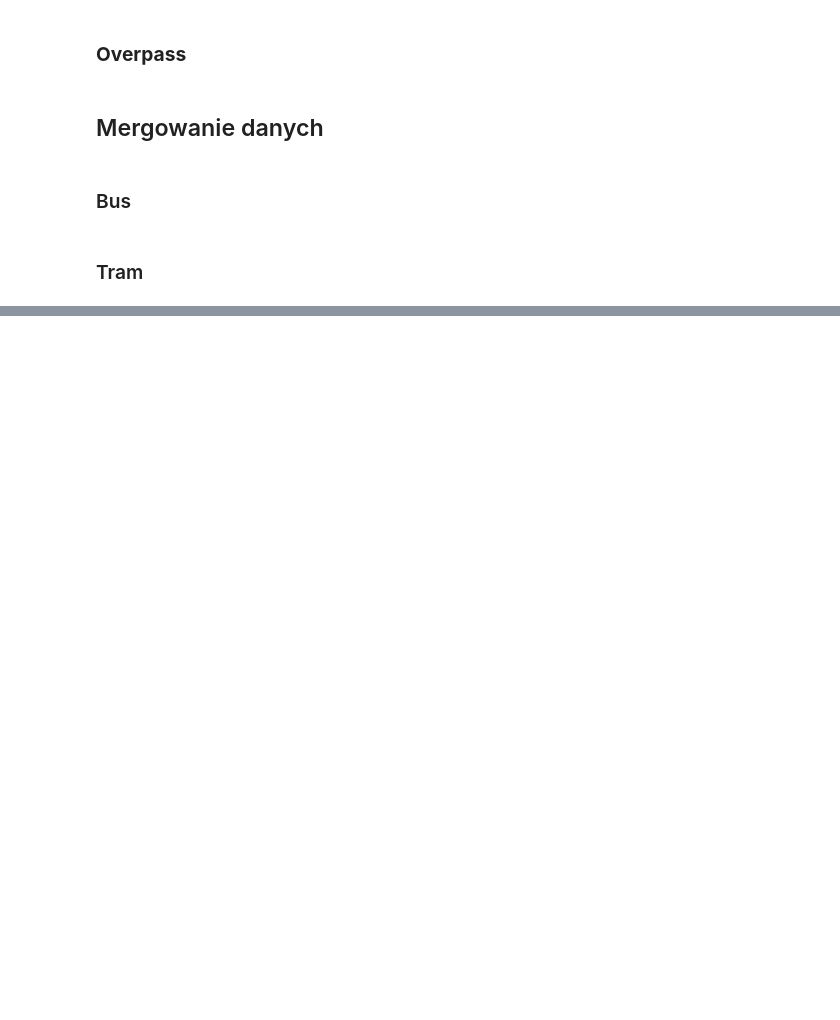
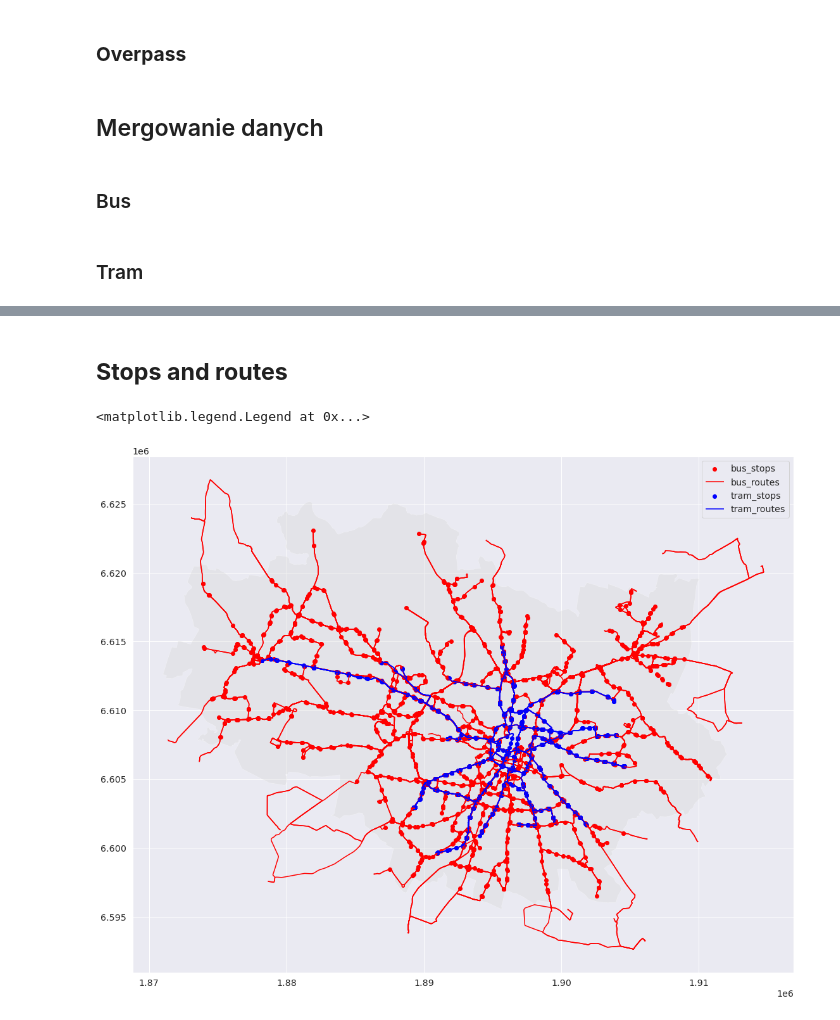
Before and after one commit to ProtossLuigi/komunikacja-miejska-projekt, a Jupyter notebook: komunikacja_miejska.ipynb, the cells around one changed output, grey strips where cells are left out. Cells and saved outputs as stored; diff of their text form; code cells hidden in the pictures; blank space fills up the shorter version.

```diff
--- a/komunikacja_miejska.ipynb
+++ b/komunikacja_miejska.ipynb
@@ -102,15 +108,7 @@ bus_stops_final['name_coded'] = [f"{name}-{num}" for name, num in zip (bus_stops
 # %% [markdown]
 ### Tram
 # %%
-tram_stops_ox['osm_id'] = tram_stops_ox.index.values
-tram_stops_ox['geometry'] = [Point(round(el, 3) for el in p.coords[0]) for p in tram_stops_ox.geometry.values]
-tram_stops_ox['coords'] = [p.coords[0] for p in tram_stops_ox.geometry.values]
-tram_stops_ox.drop('name', axis=1, inplace=True)
+tram_stops_ox['osmid'] = tram_stops_ox.index.values
+tram_stops_ox['coords'] = [p.coords[0] for p in [Point(round(el, 3) for el in p.coords[0]) for p in tram_stops_ox.geometry.values]]
 
-tram_stops_op['osm_id'] = [int(el.split("/")[1]) for el in tram_stops_op['id']]
-tram_stops_op.drop(['id', '@id'], axis=1, inplace=True)
-
-tram_stops_final = tram_stops_ox.merge(stops_od, on="coords")[['osm_id', 'stop_id', 'stop_code', 'name', 'geometry']]
-tram_stops_final = tram_stops_final.drop('geometry', axis=1).merge(tram_stops_op, on='osm_id')
-
-tram_stops_final['name_coded'] = [f"{name}-{num}" for name, num in zip (tram_stops_final['name'].values, tram_stops_final['stop_code'].values)]
+tram_stops_final = tram_stops_ox.merge(stops_od.drop('geometry', axis=1), on="coords")[['osmid', 'stop_id', 'stop_code', 'name', 'geometry']]
@@ -116,0 +117,13 @@ tram_stops_final['name_coded'] = [f"{name}-{num}" for name, num in zip (tram_sto
+# %%
+wroc.to_crs(crs='EPSG:3395', inplace=True)
+stops_od.to_crs(crs='EPSG:3395', inplace=True)
+
+bus_routes_op.to_crs(crs='EPSG:3395', inplace=True)
+bus_stops_ox.to_crs(crs='EPSG:3395', inplace=True)
+bus_stops_op.to_crs(crs='EPSG:3395', inplace=True)
+bus_stops_final.to_crs(crs='EPSG:3395', inplace=True)
+
+tram_routes_op.to_crs(crs='EPSG:3395', inplace=True)
+tram_stops_ox.to_crs(crs='EPSG:3395', inplace=True)
+tram_stops_op.to_crs(crs='EPSG:3395', inplace=True)
+tram_stops_final.to_crs(crs='EPSG:3395', inplace=True)
@@ -176,0 +301,17 @@ ox.plot_graph(G, figsize=(40, 20))
+# %% [markdown]
+## **Stops and routes**
+# %%
+fig, ax = plt.subplots(figsize=(35, 15))
+
+wroc.plot(ax=ax, color='lightgrey', alpha=0.3)
+
+bus_stops_final.plot(color='red', ax=ax, label='bus_stops')
+bus_routes_op.plot(color='red', ax=ax, label='bus_routes')
+
+tram_stops_final.plot(color='blue', ax=ax, label='tram_stops')
+tram_routes_op.plot(color='blue', ax=ax, label='tram_routes')
+
+plt.legend()
+# %% [output]
+<matplotlib.legend.Legend at 0x...>
+[figure, added]
```
Also changed, not shown: parts of 57 cells of this notebook, 1 other file.
